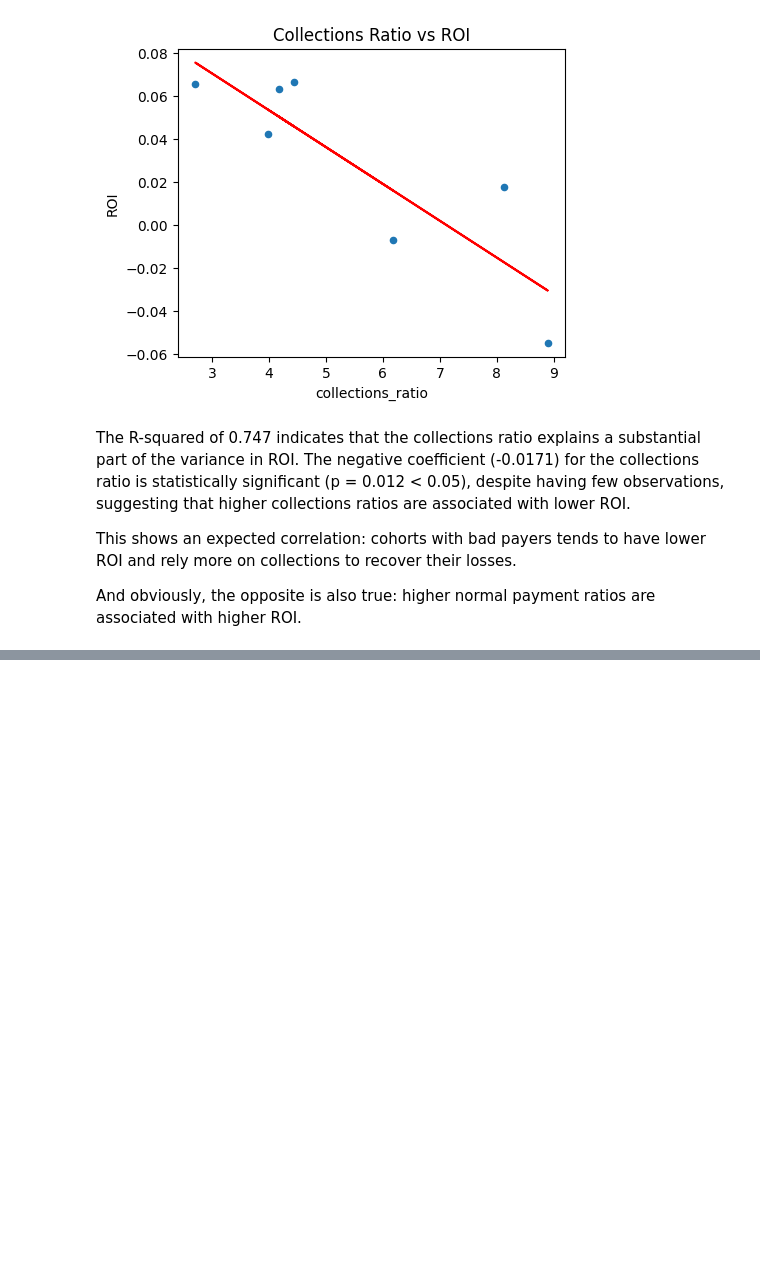
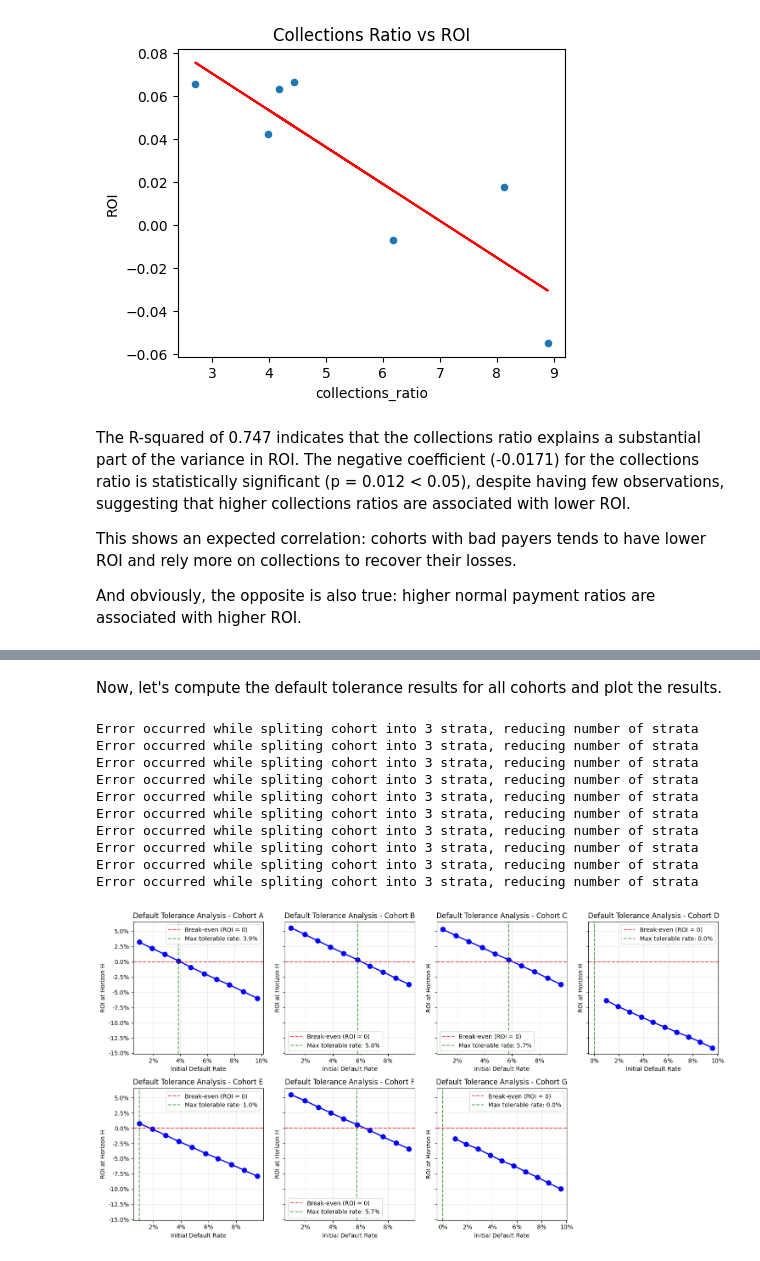
Before and after one commit to jquentino/cohort-profitability-case, a Jupyter notebook: notebooks/1-jq-exploratory-data-analysis.ipynb, the cells around one changed output, grey strips where cells are left out. Saved outputs shown, nothing was run; the diff lists cells and outputs as text; code cells hidden in the pictures; blank space fills up the shorter version.

```diff
--- a/notebooks/1-jq-exploratory-data-analysis.ipynb
+++ b/notebooks/1-jq-exploratory-data-analysis.ipynb
@@ -392,0 +449,14 @@ And obviously, the opposite is also true: higher normal payment ratios are assoc
+# %%
+from src.stratified_selection import stratified_loan_selection
+
+cohort_a_loans = loans_last_status[loans_last_status["batch_letter"] == "A"]
+
+stratified_a_selection = stratified_loan_selection(
+    loans_df=cohort_a_loans, target_default_rate=0.05, random_state=42
+)
+target_default_rate = (
+    stratified_a_selection["loan_amount"].sum() / cohort_a_loans["loan_amount"].sum()
+)
+print("Default rate for Cohort A:", target_default_rate)
+
+stratified_a_selection[["loan_id", "loan_amount", "size_stratum", "batch_letter"]].head(10)
@@ -392,0 +481,8 @@ And obviously, the opposite is also true: higher normal payment ratios are assoc
+# %%
+stratified_a_selection = stratified_loan_selection(
+    loans_df=cohort_a_loans, target_default_rate=0.05, random_state=1
+)
+target_default_rate = (
+    stratified_a_selection["loan_amount"].sum() / cohort_a_loans["loan_amount"].sum()
+)
+print("Default rate for Cohort A (different random state):", target_default_rate)
@@ -392,0 +584,30 @@ And obviously, the opposite is also true: higher normal payment ratios are assoc
+# %% [markdown]
+Now, let's compute the default tolerance results for all cohorts and plot the results.
+# %%
+from src.plot.initial_default_rate_tolerance import initial_default_tolerance_simulation_plot
+
+all_cohorts_letters = loans_last_status["batch_letter"].unique()
+all_cohorts_letters.sort()
+
+fig, axes = plt.subplots(2, 4, figsize=(15, 8), sharey=True)
+flattened_axes = axes.flatten()
+
+for i, cohort_letter in enumerate(all_cohorts_letters):
+    tolerance_results = simulate_default_tolerance(cohort_letter, verbose=False)
+    _ = initial_default_tolerance_simulation_plot(tolerance_results, cohort_letter, ax=flattened_axes[i])
+
+flattened_axes[-1].remove()
+plt.tight_layout()
+plt.show()
+# %% [output]
+Error occurred while spliting cohort into 3 strata, reducing number of strata
+Error occurred while spliting cohort into 3 strata, reducing number of strata
+Error occurred while spliting cohort into 3 strata, reducing number of strata
+Error occurred while spliting cohort into 3 strata, reducing number of strata
+Error occurred while spliting cohort into 3 strata, reducing number of strata
+Error occurred while spliting cohort into 3 strata, reducing number of strata
+Error occurred while spliting cohort into 3 strata, reducing number of strata
+Error occurred while spliting cohort into 3 strata, reducing number of strata
+Error occurred while spliting cohort into 3 strata, reducing number of strata
+Error occurred while spliting cohort into 3 strata, reducing number of strata
+[figure, added]
```
Also changed, not shown: parts of 17 cells of this notebook, 2 other files.
